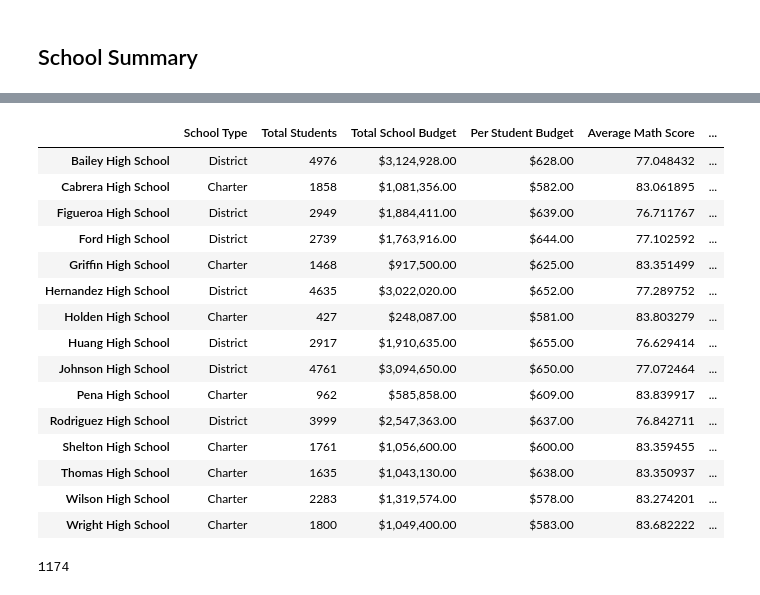
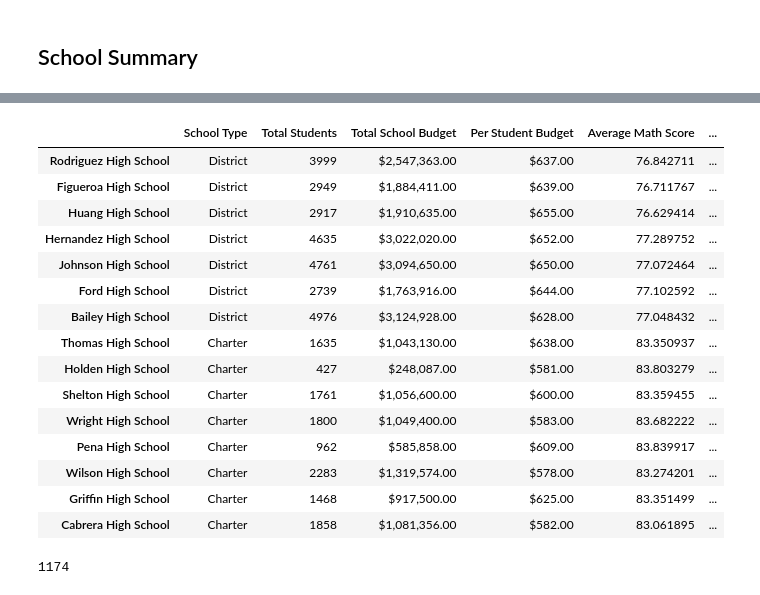
Before and after one commit to sdivakarla/School_District_Analysis, a Jupyter notebook: PyCitySchools_Challenge.ipynb, the cells around one changed output, grey strips where cells are left out. Saved outputs shown, nothing was run; the diff lists cells and outputs as text; code cells hidden in the pictures.

```diff
--- a/PyCitySchools_Challenge.ipynb
+++ b/PyCitySchools_Challenge.ipynb
@@ -231,27 +240,28 @@ per_school_summary_df.head()
 # %%
 # Format the Total School Budget and the Per Student Budget
 per_school_summary_df["Total School Budget"] = per_school_summary_df["Total School Budget"].map("${:,.2f}".format)
 per_school_summary_df["Per Student Budget"] = per_school_summary_df["Per Student Budget"].map("${:,.2f}".format)
 
 # Display the data frame
 per_school_summary_df
+per_school_summary_df.sort_values(["% Overall Passing"], ascending = True)
 # %% [output]
 |  | School Type | Total Students | Total School Budget | Per Student Budget | Average Math Score | ... |
+| Rodriguez High School | District | 3999 | $2,547,363.00 | $637.00 | 76.842711 | ... |
+| Figueroa High School | District | 2949 | $1,884,411.00 | $639.00 | 76.711767 | ... |
+| Huang High School | District | 2917 | $1,910,635.00 | $655.00 | 76.629414 | ... |
+| Hernandez High School | District | 4635 | $3,022,020.00 | $652.00 | 77.289752 | ... |
+| Johnson High School | District | 4761 | $3,094,650.00 | $650.00 | 77.072464 | ... |
+| Ford High School | District | 2739 | $1,763,916.00 | $644.00 | 77.102592 | ... |
 | Bailey High School | District | 4976 | $3,124,928.00 | $628.00 | 77.048432 | ... |
+| Thomas High School | Charter | 1635 | $1,043,130.00 | $638.00 | 83.350937 | ... |
+| Holden High School | Charter | 427 | $248,087.00 | $581.00 | 83.803279 | ... |
+| Shelton High School | Charter | 1761 | $1,056,600.00 | $600.00 | 83.359455 | ... |
+| Wright High School | Charter | 1800 | $1,049,400.00 | $583.00 | 83.682222 | ... |
+| Pena High School | Charter | 962 | $585,858.00 | $609.00 | 83.839917 | ... |
+| Wilson High School | Charter | 2283 | $1,319,574.00 | $578.00 | 83.274201 | ... |
+| Griffin High School | Charter | 1468 | $917,500.00 | $625.00 | 83.351499 | ... |
 | Cabrera High School | Charter | 1858 | $1,081,356.00 | $582.00 | 83.061895 | ... |
-| Figueroa High School | District | 2949 | $1,884,411.00 | $639.00 | 76.711767 | ... |
-| Ford High School | District | 2739 | $1,763,916.00 | $644.00 | 77.102592 | ... |
-| Griffin High School | Charter | 1468 | $917,500.00 | $625.00 | 83.351499 | ... |
-| Hernandez High School | District | 4635 | $3,022,020.00 | $652.00 | 77.289752 | ... |
-| Holden High School | Charter | 427 | $248,087.00 | $581.00 | 83.803279 | ... |
-| Huang High School | District | 2917 | $1,910,635.00 | $655.00 | 76.629414 | ... |
-| Johnson High School | District | 4761 | $3,094,650.00 | $650.00 | 77.072464 | ... |
-| Pena High School | Charter | 962 | $585,858.00 | $609.00 | 83.839917 | ... |
-| Rodriguez High School | District | 3999 | $2,547,363.00 | $637.00 | 76.842711 | ... |
-| Shelton High School | Charter | 1761 | $1,056,600.00 | $600.00 | 83.359455 | ... |
-| Thomas High School | Charter | 1635 | $1,043,130.00 | $638.00 | 83.350937 | ... |
-| Wilson High School | Charter | 2283 | $1,319,574.00 | $578.00 | 83.274201 | ... |
-| Wright High School | Charter | 1800 | $1,049,400.00 | $583.00 | 83.682222 | ... |
 # %%
 # Step 5.  Get the number of 10th-12th graders from Thomas High School (THS).
 tenth_graders = school_data_complete_df.loc[(school_data_complete_df["school_name"] == "Thomas High School")
```
Also changed, not shown: parts of 5 cells of this notebook, 14 other files.
